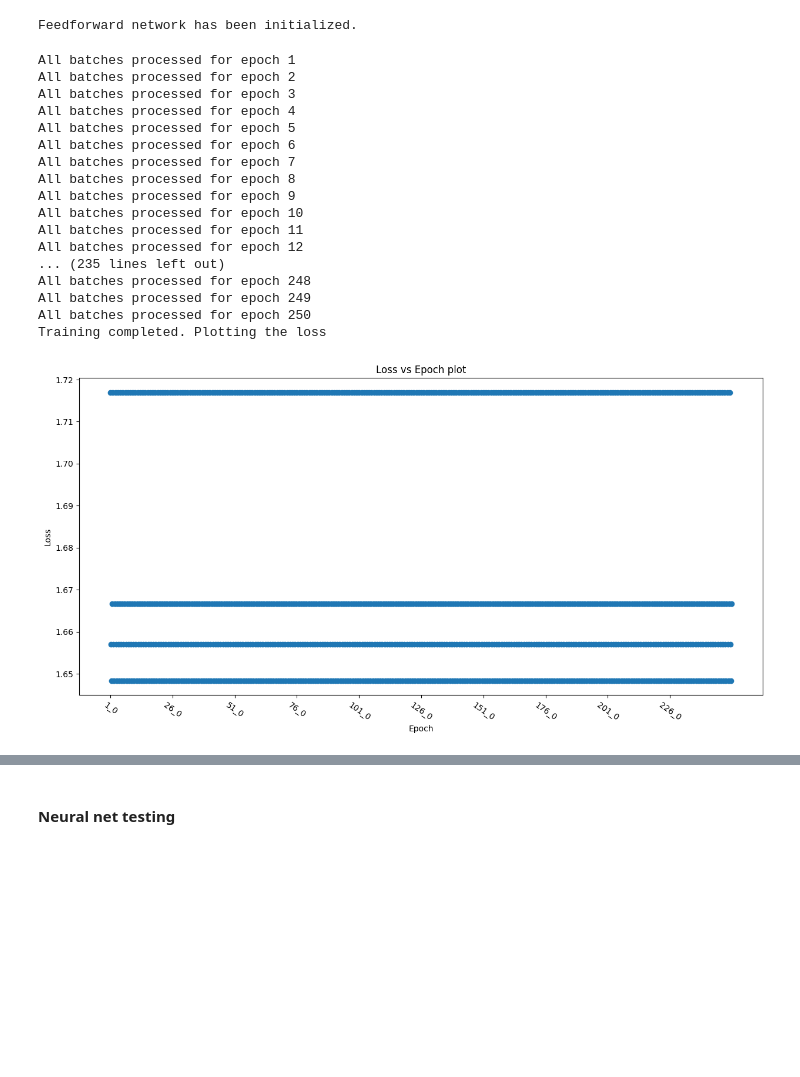
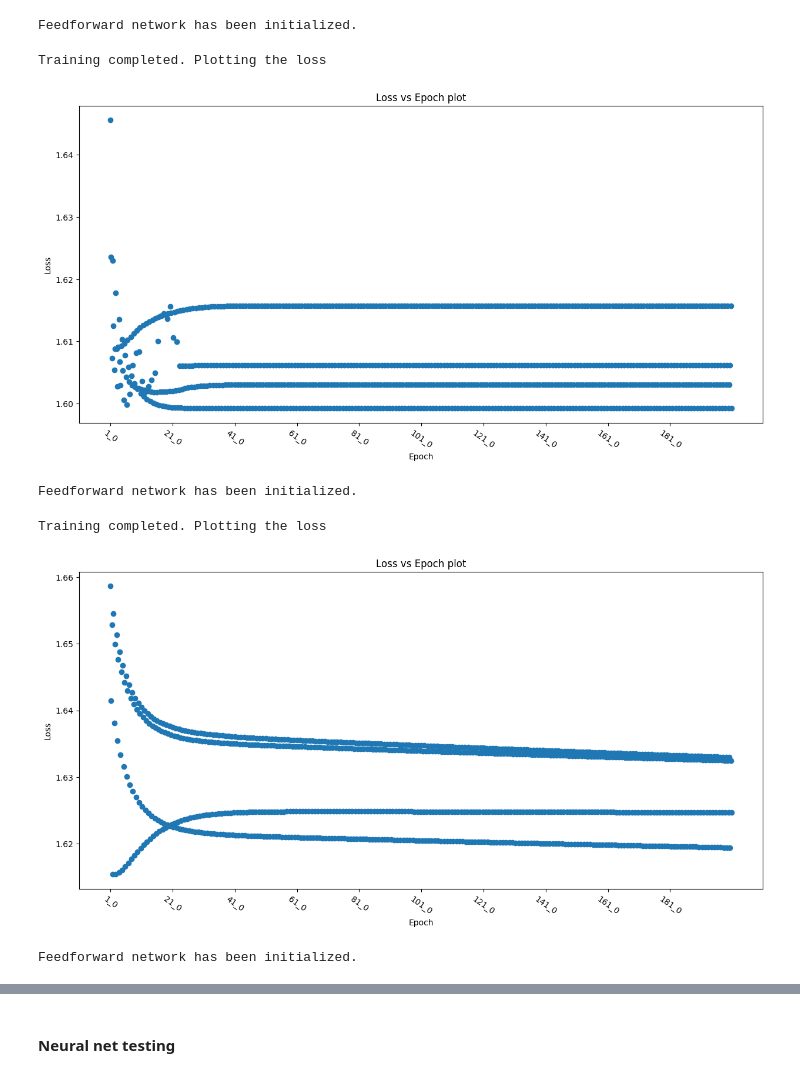
Before and after one commit to Abhijith-Nagarajan/PadhAI_Implementations, a Jupyter notebook: Optimizers_Implementation.ipynb, the cells around one changed output, grey strips where cells are left out. Cells and saved outputs as stored; diff of their text form; code cells hidden in the pictures; blank space fills up the shorter version.

```diff
--- a/Optimizers_Implementation.ipynb
+++ b/Optimizers_Implementation.ipynb
@@ -306,7 +306,7 @@ class FeedforwardNetwork:
 
     def momentum_GD(self,X,Y,Y_pred,lr,gamma):
         grad_a = (Y_pred - Y)
-        for layer in range(self.layers):
+        for layer in range(self.layers,0,-1):
             grad_w = np.matmul(self.H[layer-1].T,grad_a)
             grad_b = grad_a
 
@@ -332,7 +332,7 @@ class FeedforwardNetwork:
 
     def nestarov_GD(self,X,Y,Y_pred,lr,gamma):
         grad_a = Y_pred - Y
-        for layer in range(self.layers):
+        for layer in range(self.layers,0,-1):
             w_temp = self.weights[layer] - gamma*self.v_w[layer]
             b_temp = self.bias[layer] - gamma*self.v_b[layer]
 
@@ -360,7 +360,7 @@ class FeedforwardNetwork:
 
     def adagrad_implementation(self,X,Y,Y_pred,lr,epsilon):
         grad_a = (Y_pred - Y)
-        for layer in range(self.layers):
+        for layer in range(self.layers,0,-1):
             grad_w = np.matmul(self.H[layer-1].T,grad_a)
             grad_b = grad_a
 
@@ -386,7 +386,7 @@ class FeedforwardNetwork:
 
     def rmsprop_implementation(self,X,Y,Y_pred,lr,epsilon,beta):
         grad_a = (Y_pred - Y)
-        for layer in range(self.layers):
+        for layer in range(self.layers,0,-1):
             grad_w = np.matmul(self.H[layer-1].T,grad_a)
             grad_b = grad_a
 
@@ -446,7 +446,7 @@ class FeedforwardNetwork:
             exp_a = np.exp(A)
             sum_of_exp = np.sum(exp_a,axis=1)
             y_pred_probabilities = [exp_a[i]/sum_of_exp[i] for i in range(len(sum_of_exp))]
-            return y_pred_probabilities
+            return np.array(y_pred_probabilities)
 
         match self.activation:
             case 'sigmoid':
@@ -501,40 +501,41 @@ class FeedforwardNetwork:
                         self.nestarov_GD(X_batch,Y_batch,Y_pred_batch,lr,gamma)
 
                     case 'Adagrad':
-                        self.adagrad_implementation(X,Y,Y_pred_batch,lr,epsilon)
+                        self.adagrad_implementation(X_batch,Y_batch,Y_pred_batch,lr,epsilon)
 
                     case 'RMSProp':
-                        self.rmsprop_implementation(X,Y,Y_pred_batch,lr,epsilon,beta)
+                        self.rmsprop_implementation(X_batch,Y_batch,Y_pred_batch,lr,epsilon,beta)
 
                     case 'Adam':
-                        self.adam_implementation(X,Y,Y_pred_batch,lr,epsilon,beta,beta2)
+                        self.adam_implementation(X_batch,Y_batch,Y_pred_batch,lr,epsilon,beta,beta2)
 
-            print(f'All batches processed for epoch {epoch+1}')
+            #print(f'All batches processed for epoch {epoch+1}')
 
         print('Training completed. Plotting the loss')
         self.plot_loss_vs_epoch()
+
+    def predict(self,X_test,leaky_slope=None):
+        Y_pred_test = self.activation_operation(X_test,leaky_slope,True)
+        return Y_pred_test
 # %%
-ffmodel = FeedforwardNetwork(X_train,target_classes,'cross-entropy',layers,neurons_per_layer,'Momentum','relu')
+ffmodel = FeedforwardNetwork(X_train,target_classes,'cross-entropy',layers,neurons_per_layer,'Momentum GD','relu')
 # %% [output]
 Feedforward network has been initialized.
 # %%
-ffmodel.fit(X_train,Y_train_encoded,0.05,250)
+ffmodel.fit(X_train,Y_train_encoded,0.1,200)
 # %% [output]
-All batches processed for epoch 1
-All batches processed for epoch 2
-All batches processed for epoch 3
-All batches processed for epoch 4
-All batches processed for epoch 5
-All batches processed for epoch 6
-All batches processed for epoch 7
-All batches processed for epoch 8
-All batches processed for epoch 9
-All batches processed for epoch 10
-All batches processed for epoch 11
-All batches processed for epoch 12
-... (235 lines left out)
-All batches processed for epoch 248
-All batches processed for epoch 249
-All batches processed for epoch 250
 Training completed. Plotting the loss
-[figure, old version]
+[figure, new version]
+# %%
+ffmodel_NAG = FeedforwardNetwork(X_train,target_classes,'cross-entropy',layers,neurons_per_layer,'NAG','relu')
+# %% [output]
+Feedforward network has been initialized.
+# %%
+ffmodel_NAG.fit(X_train,Y_train_encoded,0.01,200)
+# %% [output]
+Training completed. Plotting the loss
+[figure, added]
+# %%
+ffmodel_Adagrad = FeedforwardNetwork(X_train,target_classes,'cross-entropy',layers,neurons_per_layer,'Adagrad','relu')
+# %% [output]
+Feedforward network has been initialized.
```
Also changed, not shown: parts of 4 cells of this notebook.
